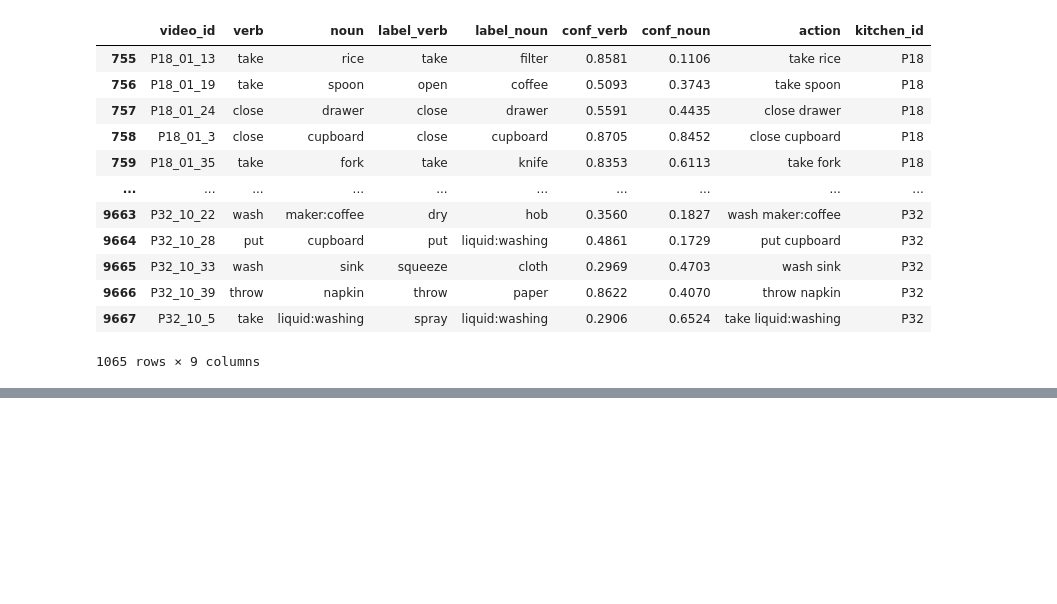
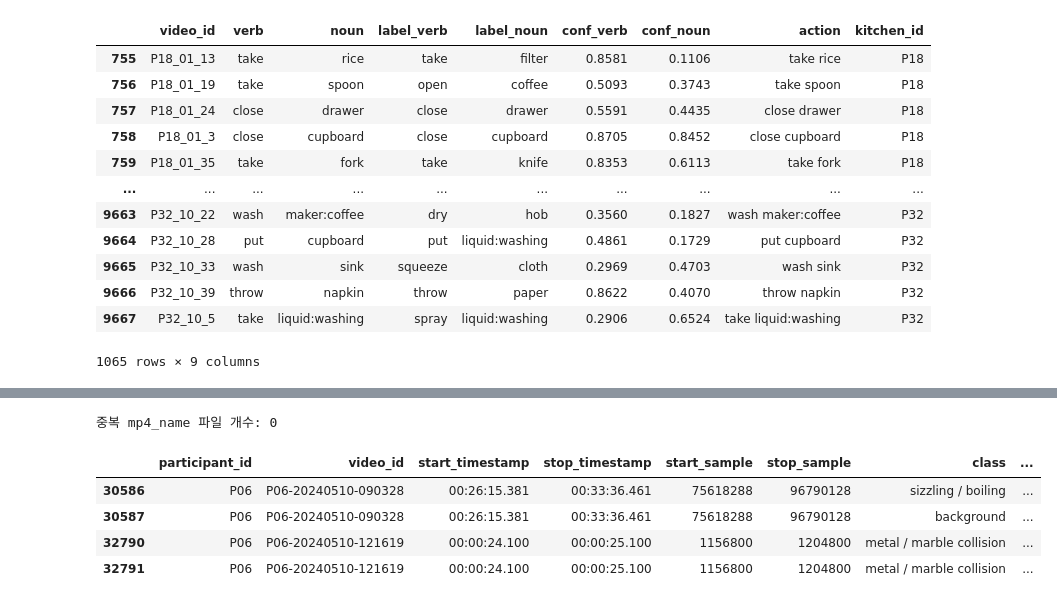
Before and after one commit to joohyunchang/Bida, a Jupyter notebook: temp.ipynb, the cells around one changed output, grey strips where cells are left out. Drawn from its saved outputs; the diff is of its cells as text; code cells hidden in the pictures; blank space fills up the shorter version.

```diff
--- a/temp.ipynb
+++ b/temp.ipynb
@@ -505,0 +277,34 @@ plt.show()
+# %%
+from pathlib import Path
+
+# 중복된 mp4_name을 가진 파일 목록 추출
+dup_mp4_name2 = anno_df[anno_df.duplicated('mp4_name', keep=False)]
+dup_mp4_names = dup_mp4_name2['mp4_name'].unique()
+
+# 실제로 DEST_PATH에 존재하는 중복 파일만 필터링
+dup_files = [DEST_PATH / f"{name}.mp4" for name in dup_mp4_names if (DEST_PATH / f"{name}.mp4").exists()]
+
+print(f"중복 mp4_name 파일 개수: {len(dup_files)}")
+for f in dup_files:
+    try:
+        f.unlink()
+        print(f"삭제됨: {f}")
+    except Exception as e:
+        print(f"삭제 실패: {f} ({e})")
+# %% [output]
+중복 mp4_name 파일 개수: 0
+# %%
+len(anno_df['mp4_name2'].unique())
+# mp4_name2가 2개 이상인 경우를 찾으려면, 중복된 mp4_name2 값을 가진 행을 출력하면 됩니다.
+dup_mp4_name2 = anno_df[anno_df.duplicated('mp4_name2', keep=False)]
+dup_mp4_name2
+
+# # video_id가 같고 stop_sample도 같은 경우 찾기
+# dup_vid_stop = anno_df[anno_df.duplicated(['video_id', 'stop_sample'], keep=False)]
+# dup_vid_stop
+# %% [output]
+|  | participant_id | video_id | start_timestamp | stop_timestamp | start_sample | stop_sample | class | ... |
+| 30586 | P06 | P06-20240510-090328 | 00:26:15.381 | 00:33:36.461 | 75618288 | 96790128 | sizzling / boiling | ... |
+| 30587 | P06 | P06-20240510-090328 | 00:26:15.381 | 00:33:36.461 | 75618288 | 96790128 | background | ... |
+| 32790 | P06 | P06-20240510-121619 | 00:00:24.100 | 00:00:25.100 | 1156800 | 1204800 | metal / marble collision | ... |
+| 32791 | P06 | P06-20240510-121619 | 00:00:24.100 | 00:00:25.100 | 1156800 | 1204800 | metal / marble collision | ... |
```
Also changed, not shown: parts of 18 cells of this notebook, 8 other files.
